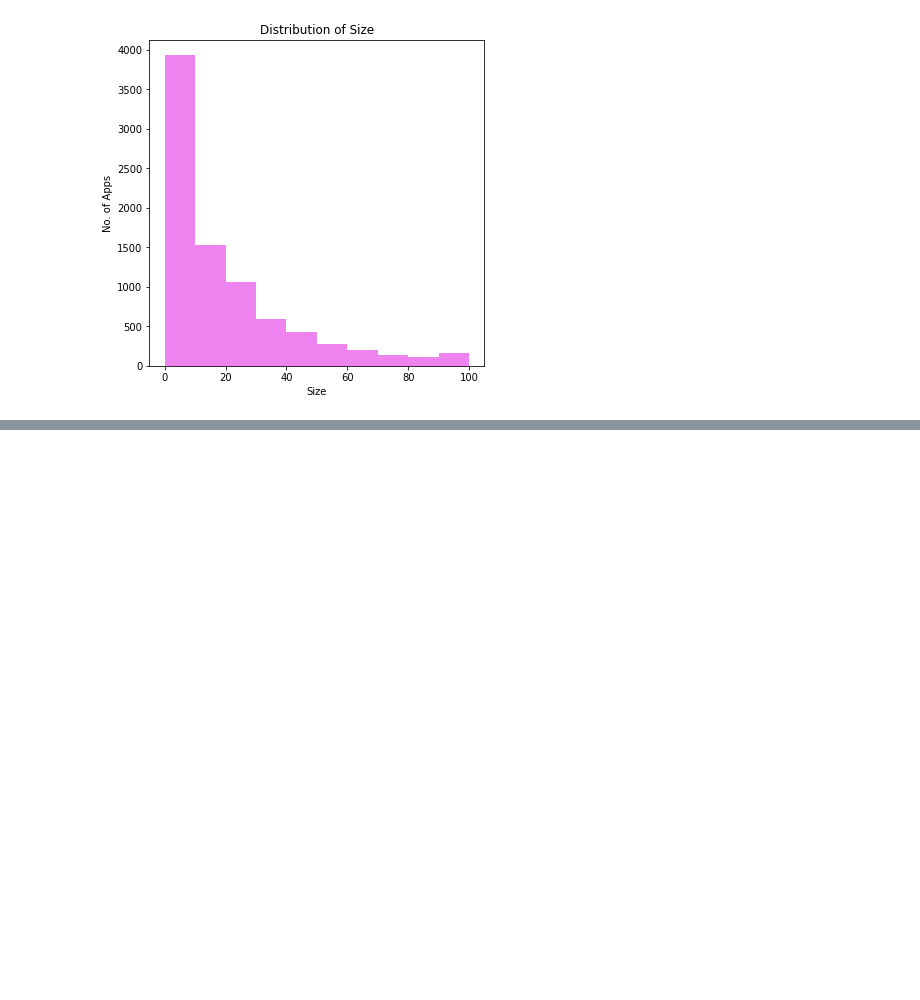
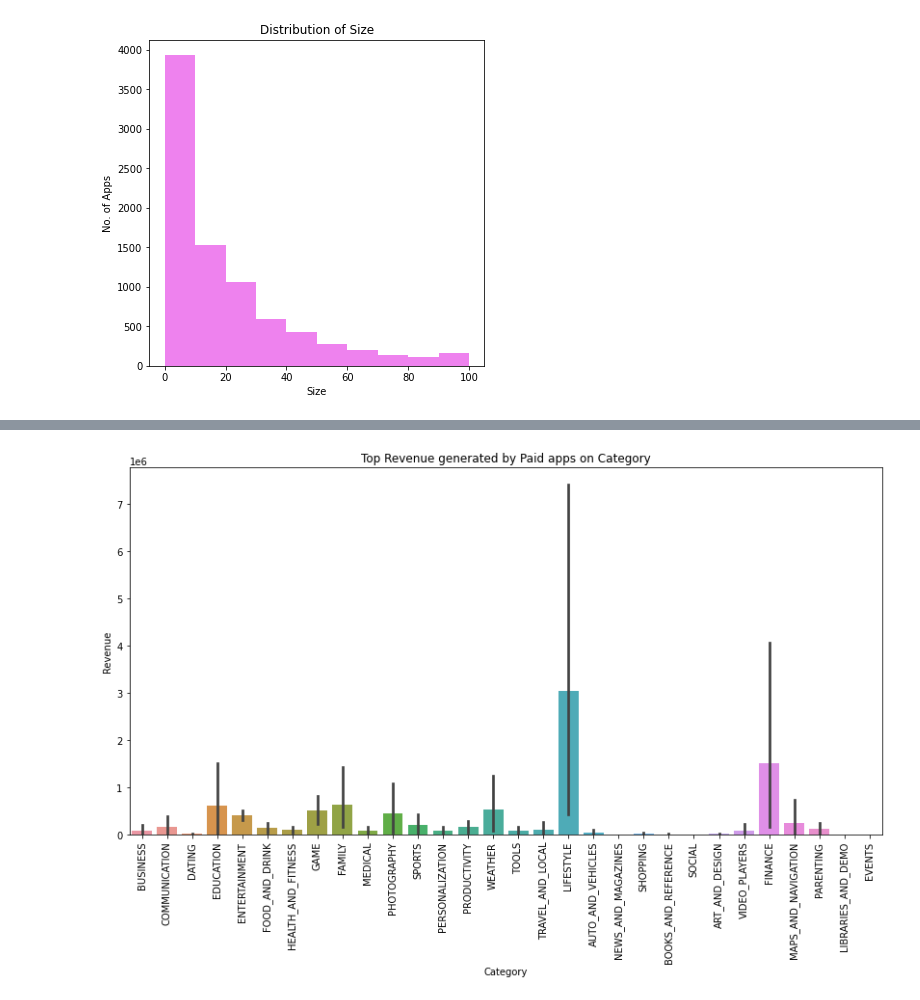
Before and after one commit to asadalam1/Practice-, a Jupyter notebook: Original_Play_Store_App_Review_Analysis_Capstone_Project.ipynb, the cells around one changed output, grey strips where cells are left out. Saved outputs shown, nothing was run; the diff lists cells and outputs as text; code cells hidden in the pictures; blank space fills up the shorter version.

```diff
--- a/Original_Play_Store_App_Review_Analysis_Capstone_Project.ipynb
+++ b/Original_Play_Store_App_Review_Analysis_Capstone_Project.ipynb
@@ -804,0 +807,5 @@ plt.show()
+# %%
+#Removing '+' from the values of number of installs and converting it to numeric
+
+paid_apps_df['Installs'] = paid_apps_df['Installs'].apply(lambda x: x.rstrip('+'))
+paid_apps_df['Installs'] = pd.to_numeric(paid_apps_df['Installs'].str.replace(',',''))
@@ -804,0 +823,3 @@ plt.show()
+# %%
+#Creating a column named revenue for paid apps
+paid_apps_df['Revenue']=paid_apps_df['Price in $']*paid_apps_df['Installs']
@@ -804,0 +859,10 @@ plt.show()
+# %%
+plt.figure(figsize=(14,7))
+plt.xticks(rotation=90)
+plt.xlabel("Category")
+plt.ylabel("Revenue")   #in million 1e6
+plt.title("Top Revenue generated by Paid apps on Category")
+sns.barplot(paid_apps_df.Category, paid_apps_df.Revenue)
+plt.show()
+# %% [output]
+[figure, added]
```
Also changed, not shown: parts of 9 cells of this notebook.
